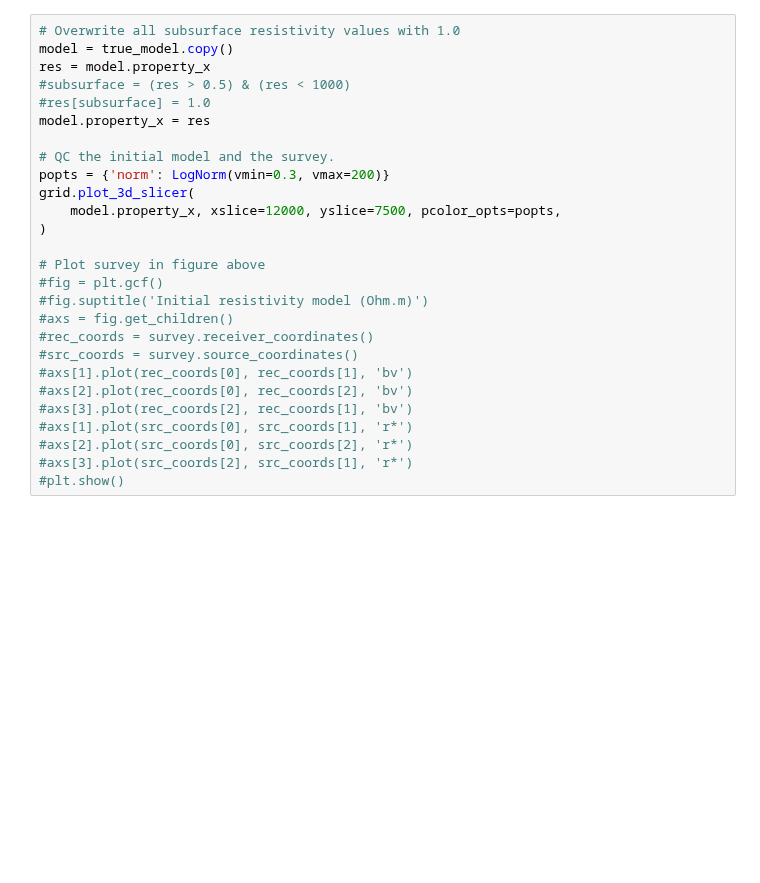
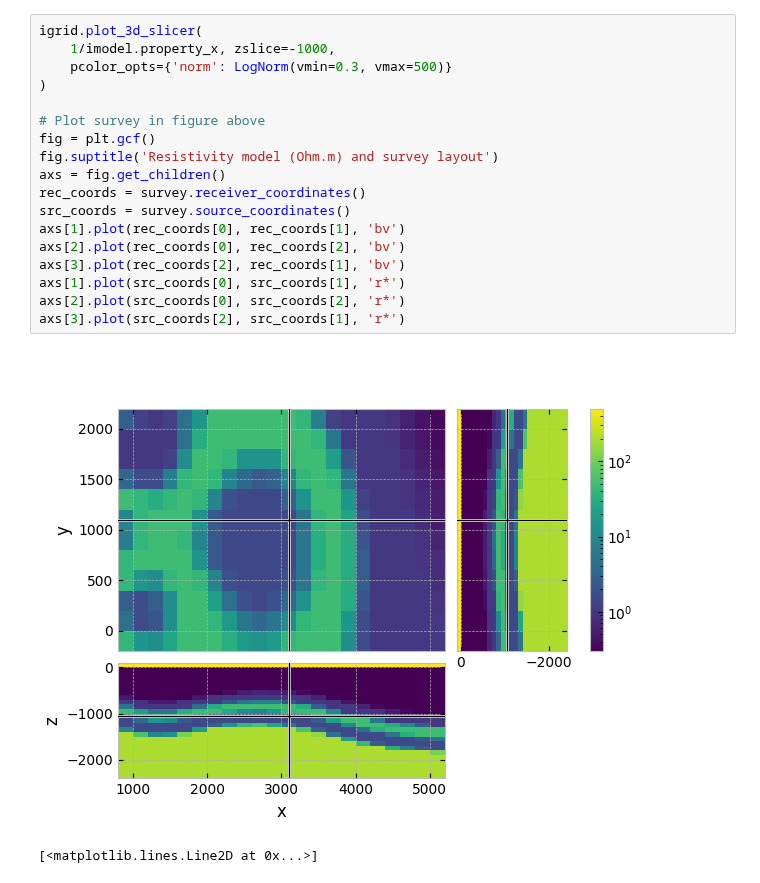
Before and after one commit to prisae/dev-pygimli-emg3d, a Jupyter notebook: GalleryExample.ipynb, the cells around one changed output. Drawn from its saved outputs; the diff is of its cells as text; blank space fills up the shorter version.

```diff
--- a/GalleryExample.ipynb
+++ b/GalleryExample.ipynb
@@ -36,27 +244,21 @@ grid = true_model.grid
 # %%
-# Overwrite all subsurface resistivity values with 1.0
-model = true_model.copy()
-res = model.property_x
-#subsurface = (res > 0.5) & (res < 1000)
-#res[subsurface] = 1.0
-model.property_x = res
-
-# QC the initial model and the survey.
-popts = {'norm': LogNorm(vmin=0.3, vmax=200)}
-grid.plot_3d_slicer(
-    model.property_x, xslice=12000, yslice=7500, pcolor_opts=popts,
+igrid.plot_3d_slicer(
+    1/imodel.property_x, zslice=-1000,
+    pcolor_opts={'norm': LogNorm(vmin=0.3, vmax=500)}
 )
 
 # Plot survey in figure above
-#fig = plt.gcf()
-#fig.suptitle('Initial resistivity model (Ohm.m)')
-#axs = fig.get_children()
-#rec_coords = survey.receiver_coordinates()
-#src_coords = survey.source_coordinates()
-#axs[1].plot(rec_coords[0], rec_coords[1], 'bv')
-#axs[2].plot(rec_coords[0], rec_coords[2], 'bv')
-#axs[3].plot(rec_coords[2], rec_coords[1], 'bv')
-#axs[1].plot(src_coords[0], src_coords[1], 'r*')
-#axs[2].plot(src_coords[0], src_coords[2], 'r*')
-#axs[3].plot(src_coords[2], src_coords[1], 'r*')
-#plt.show()
+fig = plt.gcf()
+fig.suptitle('Resistivity model (Ohm.m) and survey layout')
+axs = fig.get_children()
+rec_coords = survey.receiver_coordinates()
+src_coords = survey.source_coordinates()
+axs[1].plot(rec_coords[0], rec_coords[1], 'bv')
+axs[2].plot(rec_coords[0], rec_coords[2], 'bv')
+axs[3].plot(rec_coords[2], rec_coords[1], 'bv')
+axs[1].plot(src_coords[0], src_coords[1], 'r*')
+axs[2].plot(src_coords[0], src_coords[2], 'r*')
+axs[3].plot(src_coords[2], src_coords[1], 'r*')
+# %% [output]
+[figure, added]
+[<matplotlib.lines.Line2D at 0x...>]
```
Also changed, not shown: parts of 23 cells of this notebook, 4 other files.
